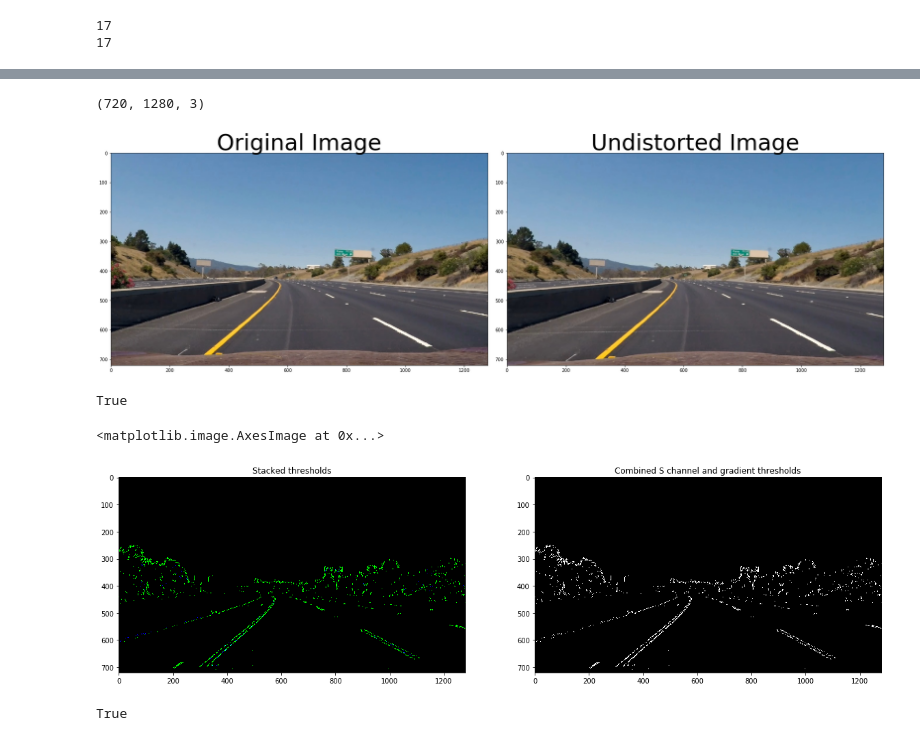
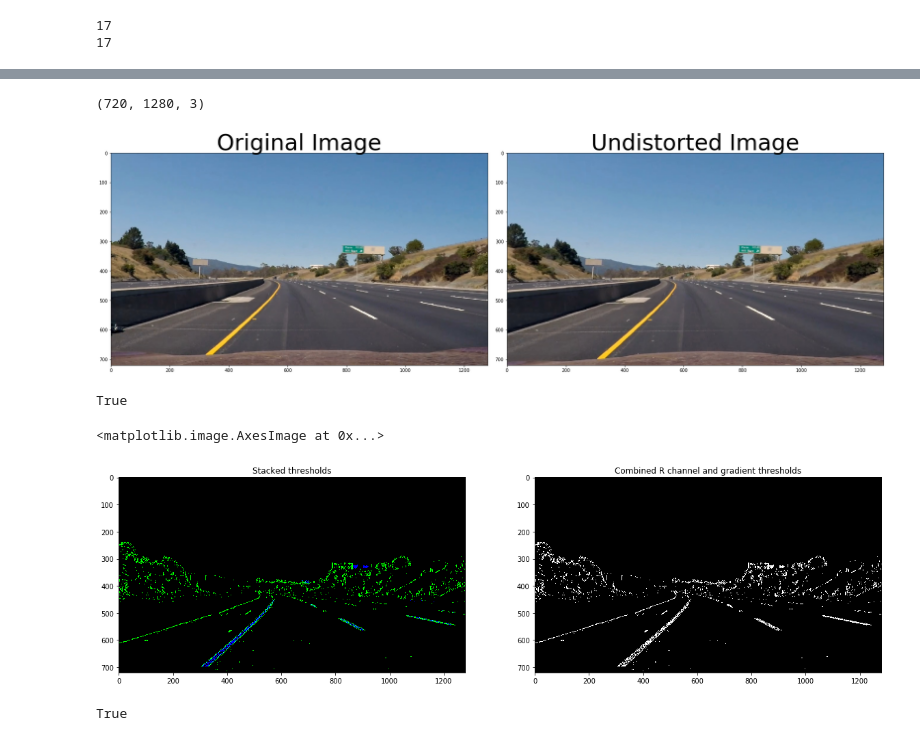
Before and after one commit to KathanSheth/Advanced-Lane-Lines-Detection-Self-Driving-Car-, a Jupyter notebook: trial.ipynb, the cells around one changed output, grey strips where cells are left out. Saved outputs shown, nothing was run; the diff lists cells and outputs as text; code cells hidden in the pictures.

```diff
--- a/trial.ipynb
+++ b/trial.ipynb
@@ -71,18 +69,18 @@ plt.subplots_adjust(left=0., right=1, top=0.9, bottom=0.)
 # %%
-test1 = mpimg.imread('/Users/kathan/udacity/Term-1/CarND-Term1-Starter-Kit/Advance Lane Finding/CarND-Advanced-Lane-Lines-master/frames/frame1.jpg')
+test1 = mpimg.imread('/Users/kathan/udacity/Term-1/CarND-Term1-Starter-Kit/Advance Lane Finding/CarND-Advanced-Lane-Lines-master/frames/frame10.jpg')
 print (test1.shape)
 test_dst = cv2.undistort(test1, mtx, dist, None, mtx)
 
 f, (ax1, ax2) = plt.subplots(1, 2, figsize=(24, 9))
 f.tight_layout()
 ax1.imshow(test1)
 ax1.set_title('Original Image', fontsize=50)
 ax2.imshow(test_dst)
 ax2.set_title('Undistorted Image', fontsize=50)
 plt.subplots_adjust(left=0., right=1, top=0.9, bottom=0.)
 # %% [output]
 (720, 1280, 3)
-[figure, old version]
+[figure, new version]
 # %%
 cv2.imwrite("Original_frame.jpg",cv2.cvtColor(test1,cv2.COLOR_BGR2RGB))
 cv2.imwrite("Undistorted_frame.jpg",cv2.cvtColor(test_dst,cv2.COLOR_BGR2RGB))
@@ -117,7 +115,7 @@ abs_sobelx1 = np.absolute(sobelx1) # Absolute x derivative to accentuate lines a
 scaled_sobel1 = np.uint8(255*abs_sobelx1/np.max(abs_sobelx1))
 
 # Threshold x gradient
-thresh_min1 = 40
+thresh_min1 = 30
 thresh_max1 = 100
 sxbinary1 = np.zeros_like(scaled_sobel1)
 sxbinary1[(scaled_sobel1 >= thresh_min1) & (scaled_sobel1 <= thresh_max1)] = 1
@@ -125,10 +123,11 @@ sxbinary1[(scaled_sobel1 >= thresh_min1) & (scaled_sobel1 <= thresh_max1)] = 1
 # Threshold color channel
 #s_thresh_min1 = 165
 #s_thresh_max1 = 254
-s_thresh_min1 = 170
-s_thresh_max1 = 180
+s_thresh_min1 = 220
+s_thresh_max1 = 254
 s_binary1 = np.zeros_like(s_channel)
-s_binary1[(s_channel >= s_thresh_min1) & (s_channel <= s_thresh_max1)] = 1
+#s_binary1[(s_channel >= s_thresh_min1) & (s_channel <= s_thresh_max1)] = 1
+s_binary1[(r >= s_thresh_min1) & (r <= s_thresh_max1)] = 1
 
 # Stack each channel to view their individual contributions in green and blue respectively
 # This returns a stack of the two binary images, whose components you can see as different colors
@@ -142,11 +141,11 @@ combined_binary1[(s_binary1 == 1) | (sxbinary1 == 1)] = 1
 f, (ax1, ax2) = plt.subplots(1, 2, figsize=(20,10))
 ax1.set_title('Stacked thresholds')
 ax1.imshow(color_binary1)
-ax2.set_title('Combined S channel and gradient thresholds')
+ax2.set_title('Combined R channel and gradient thresholds')
 ax2.imshow(combined_binary1, cmap='gray')
 # %% [output]
 <matplotlib.image.AxesImage at 0x...>
-[figure, old version]
+[figure, new version]
 # %%
 cv2.imwrite("combined.jpg",combined_binary1)
 # %% [output]
```
Also changed, not shown: parts of 15 cells of this notebook, 16 other files.
